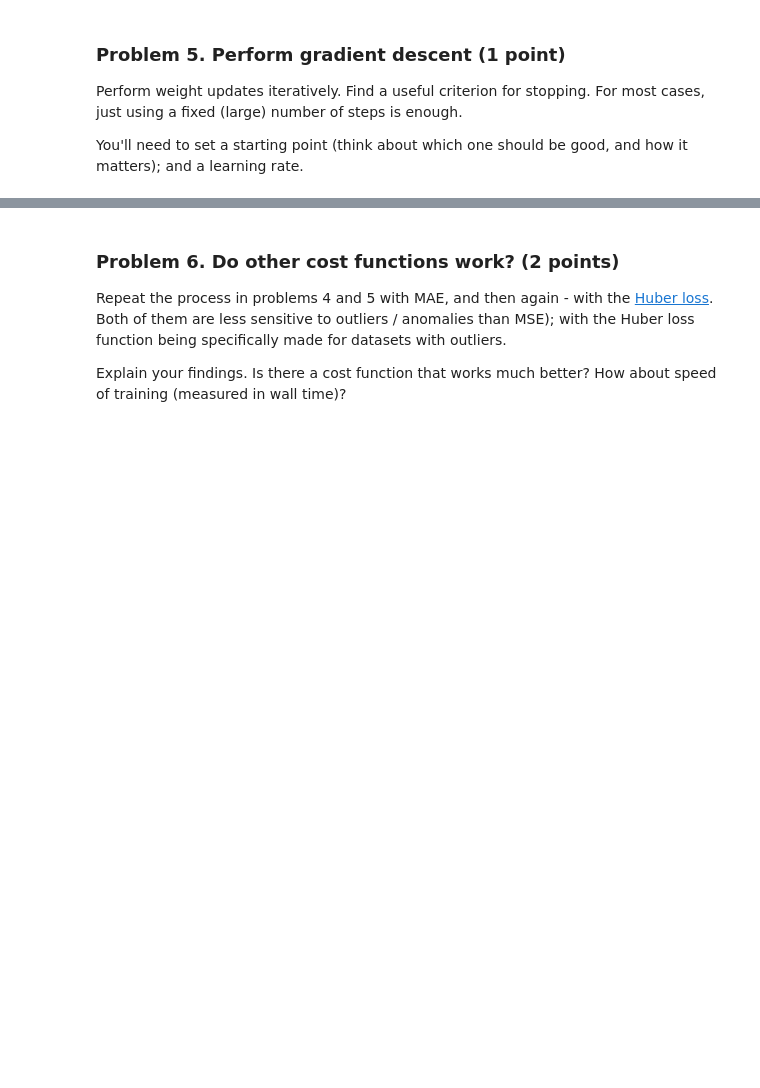
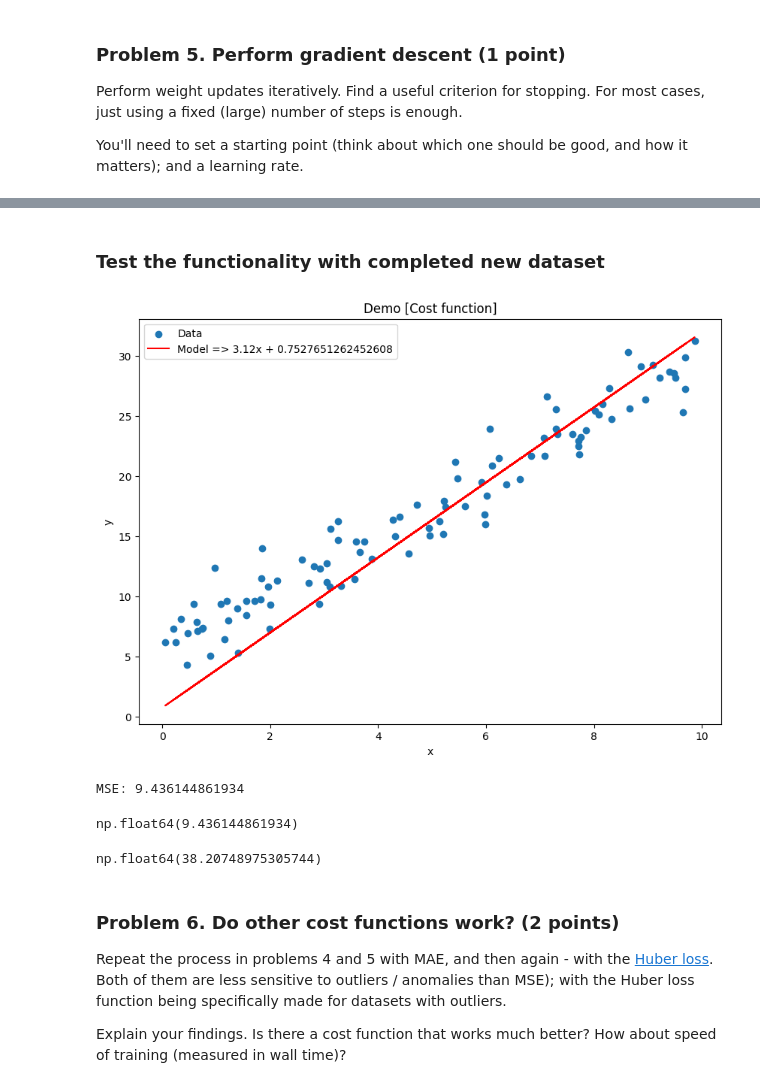
Before and after one commit to plamensve/Data_Science_Upskill_Softuni, a Jupyter notebook: 08_regression_models/Regression Models Lab.ipynb, the cells around one changed output, grey strips where cells are left out. Drawn from its saved outputs; the diff is of its cells as text; code cells hidden in the pictures; blank space fills up the shorter version.

```diff
--- a/08_regression_models/Regression Models Lab.ipynb
+++ b/08_regression_models/Regression Models Lab.ipynb
@@ -363,0 +357,2 @@ You'll need to set a starting point (think about which one should be good, and h
+# %% [markdown]
+### Test the functionality with completed new dataset
@@ -364,3 +373,21 @@ You'll need to set a starting point (think about which one should be good, and h
+# %%
+test_data = pd.read_csv('test_functionality_dataset.csv')
+test_calculations = calculate_gradient(data=test_data, start_point_a=0, start_point_b=0, learning_rate=0.0001, steps=1000)
+plot_the_model(test_calculations[0], test_calculations[1])
+# %% [output]
+[figure, added]
+# %%
+display_cost_function(data_cost=test_data, a_guess=test_calculations[0], b_guess=test_calculations[1])
+# %% [output]
+MSE: 9.436144861934
+np.float64(9.436144861934)
+# %%
+x_new = 12
+model = test_calculations[0] * x_new + test_calculations[1]
+y_pred = model
+y_pred
+# %% [output]
+np.float64(38.20748975305744)
 # %% [markdown]
 ### Problem 6. Do other cost functions work? (2 points)
 Repeat the process in problems 4 and 5 with MAE, and then again - with the [Huber loss](https://en.wikipedia.org/wiki/Huber_loss). Both of them are less sensitive to outliers / anomalies than MSE); with the Huber loss function being specifically made for datasets with outliers.
```
Also changed, not shown: parts of 14 cells of this notebook, 1 other file.
